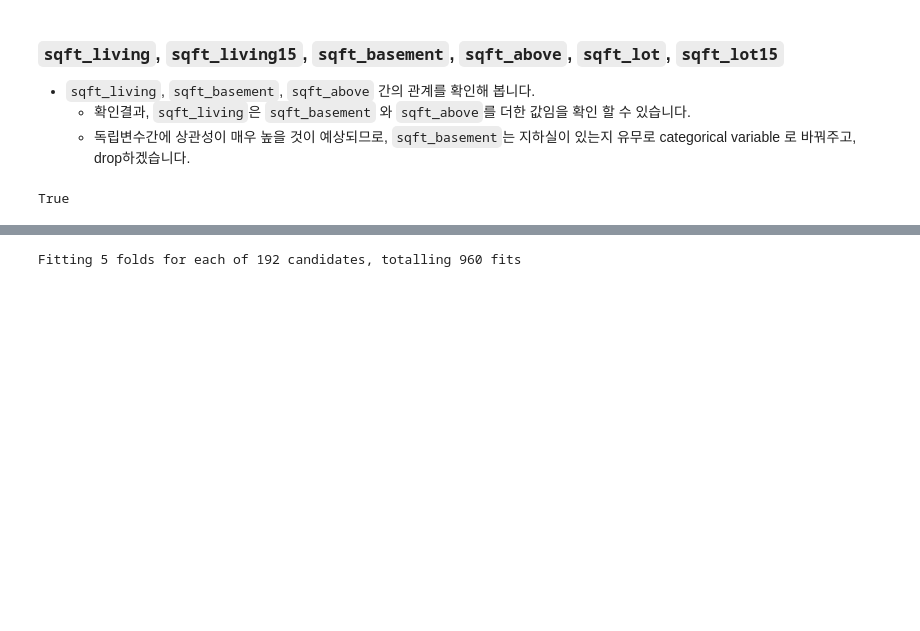
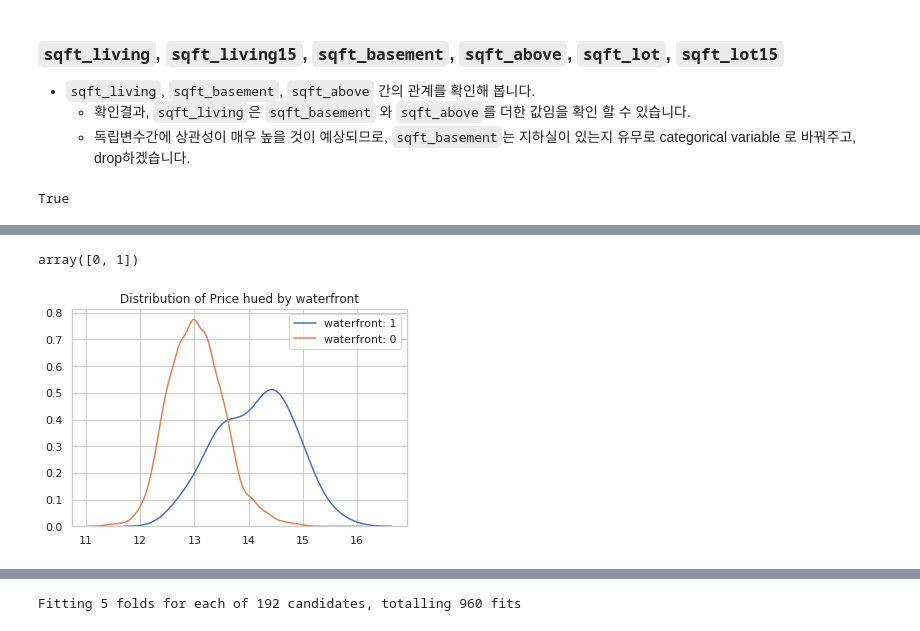
Before and after one commit to EmjayAhn/kaggle_HousePrice, a Jupyter notebook: 04_XGBoost_LightGBM.ipynb, the cells around one changed output, grey strips where cells are left out. Cells and saved outputs as stored; diff of their text form; code cells hidden in the pictures; blank space fills up the shorter version.

```diff
--- a/04_XGBoost_LightGBM.ipynb
+++ b/04_XGBoost_LightGBM.ipynb
@@ -192,5 +217,5 @@ sqft_lot15 skewness:  10.028411904577348
 # %%
-skew_list = ['sqft_living', 'sqft_living15', 'sqft_above', 'sqft_lot', 'sqft_lot15']
+skew_list = ['sqft_living', 'sqft_basement', 'sqft_lot',]
 for skew in skew_list:
     pre_sqft_df[skew] = pre_sqft_df[skew].apply(lambda data: np.log1p(data))
     df_test[skew] = df_test[skew].apply(lambda data: np.log1p(data))
@@ -208,0 +235,2 @@ sqft_lot15 skewness:  0.9902731410872413
+# %%
+pre_sqft_built_df = pre_sqft_df.copy()
@@ -208,0 +277,5 @@ sqft_lot15 skewness:  0.9902731410872413
+# %%
+pre_sqft_built_df['renovated_index'] = pre_sqft_built_df['yr_renovated'].apply(lambda data: 0 if data == 0 else 1)
+df_test['renovated_index'] = df_test['yr_renovated'].apply(lambda data: 0 if data == 0 else 1)
+pre_sqft_built_df['yr_combine'] = pre_sqft_built_df.apply(lambda df: max(df['yr_built'], df['yr_renovated']), axis=1)
+df_test['yr_combine'] = df_test.apply(lambda df: max(df['yr_built'], df['yr_renovated']), axis=1)
@@ -208,0 +292,4 @@ sqft_lot15 skewness:  0.9902731410872413
+# %%
+# yr_built 삭제
+pre_sqft_built_df = pre_sqft_built_df.drop('yr_built', axis=1)
+df_test = df_test.drop('yr_built', axis=1)
@@ -208,0 +310,12 @@ sqft_lot15 skewness:  0.9902731410872413
+# %%
+pre_sqft_built_df['waterfront'].unique()
+# %% [output]
+array([0, 1])
+# %%
+plt.title("Distribution of Price hued by waterfront")
+sns.kdeplot(pre_sqft_built_df[pre_sqft_built_df['waterfront']==1]['price'])
+sns.kdeplot(pre_sqft_built_df[pre_sqft_built_df['waterfront']==0]['price'])
+plt.legend(['waterfront: 1', 'waterfront: 0'])
+plt.show()
+# %% [output]
+[figure, added]
```
Also changed, not shown: parts of 32 cells of this notebook.
